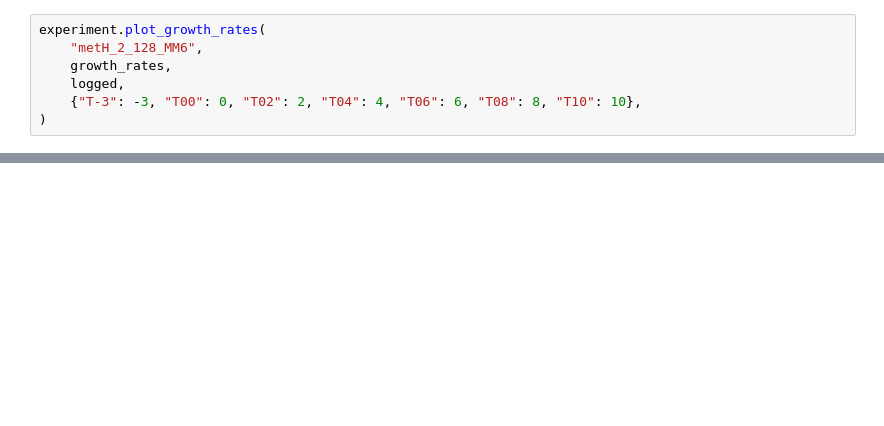
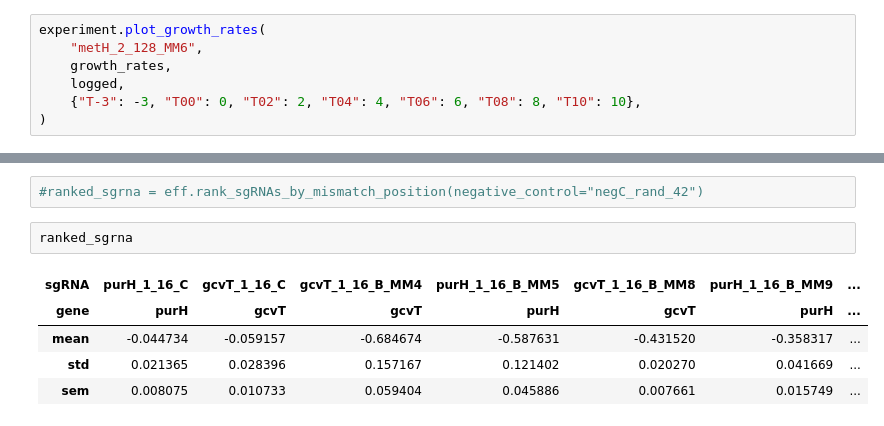
Before and after one commit to reynoldsk/sgrna-counting-code, a Jupyter notebook: notebook/read_files.ipynb, the cells around one changed output, grey strips where cells are left out. Cells and saved outputs as stored; diff of their text form; blank space fills up the shorter version.

```diff
--- a/notebook/read_files.ipynb
+++ b/notebook/read_files.ipynb
@@ -228 +235,11 @@ eff.rank_sgRNAs_by_growth_rate()
+# %%
+#ranked_sgrna = eff.rank_sgRNAs_by_mismatch_position(negative_control="negC_rand_42")
+# %%
+ranked_sgrna
+# %% [output]
+| sgRNA | purH_1_16_C | gcvT_1_16_C | gcvT_1_16_B_MM4 | purH_1_16_B_MM5 | gcvT_1_16_B_MM8 | purH_1_16_B_MM9 | ... |
+| gene | purH | gcvT | gcvT | purH | gcvT | purH | ... |
+| mean | -0.044734 | -0.059157 | -0.684674 | -0.587631 | -0.431520 | -0.358317 | ... |
+| std | 0.021365 | 0.028396 | 0.157167 | 0.121402 | 0.020270 | 0.041669 | ... |
+| sem | 0.008075 | 0.010733 | 0.059404 | 0.045886 | 0.007661 | 0.015749 | ... |
 # %%
```
Also changed, not shown: parts of 8 cells of this notebook, 6 other files.
